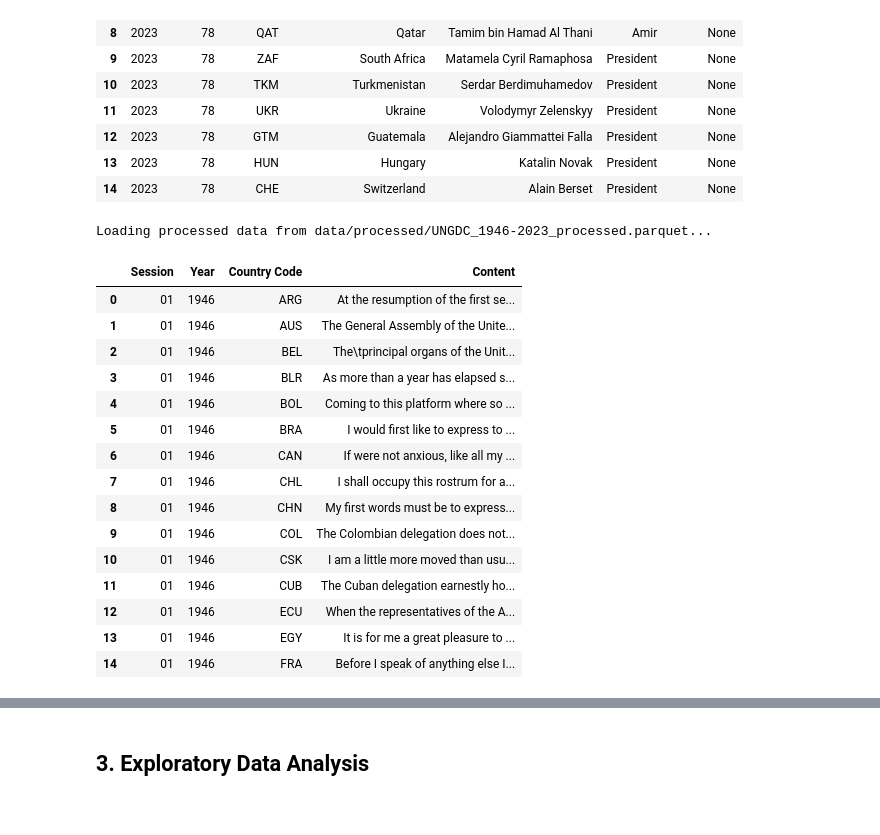
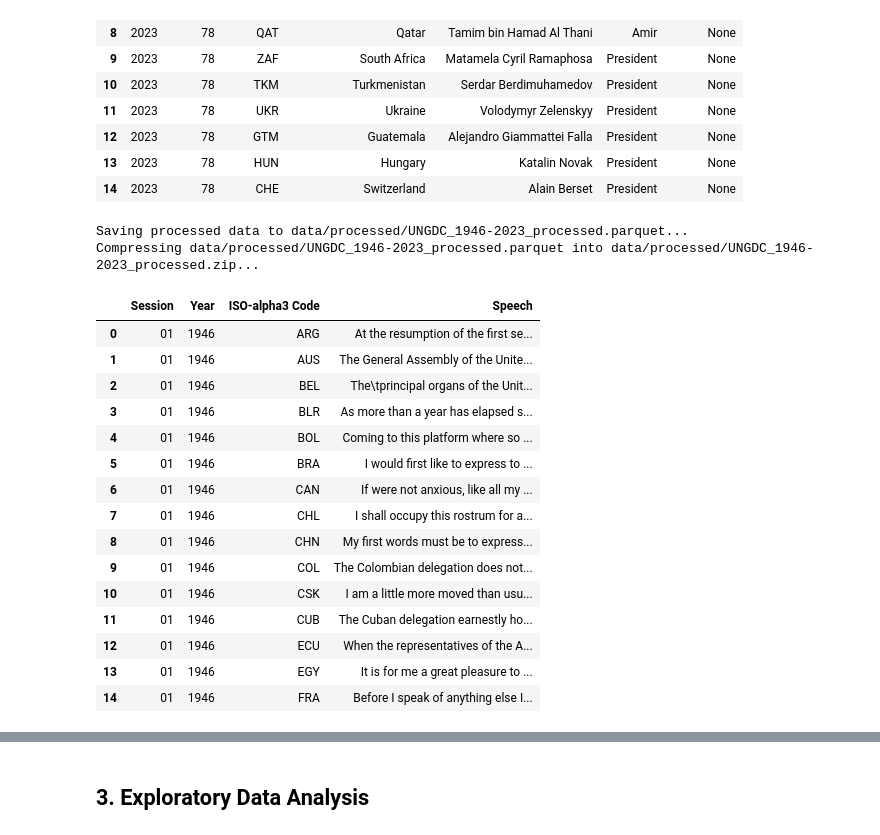
Before and after one commit to danilotpnta/UN-General-Debate-Analysis-SDGs, a Jupyter notebook: notebook.ipynb, the cells around one changed output, grey strips where cells are left out. Drawn from its saved outputs; the diff is of its cells as text; code cells hidden in the pictures.

Commit message:
feat: data collection done

```diff
--- a/notebook.ipynb
+++ b/notebook.ipynb
@@ -60,0 +66,20 @@ Data already uncompressed: data/raw/UNGDC_1946-2023
+# %%
+import os
+import requests
+
+# URL of the CSV file (you need to extract the direct URL of the file from the page)
+url = 'https://happiness-report.s3.amazonaws.com/2024/DataForTable2.1.xls'
+
+# Send a GET request to download the file
+response = requests.get(url)
+
+# Save the file locally
+output_dir = os.path.join('data', 'raw')
+dataset_name = 'happiness.xls'
+
+HAPPINESS_XLS = os.path.join(output_dir, dataset_name)
+
+with open(HAPPINESS_XLS, 'wb') as file:
+    file.write(response.content)
+
+print(f"XLS file '{dataset_name}' downloaded successfully!")
@@ -148,38 +200,42 @@ else:
 
                     # Extract country code from the file name
                     country_code = txt_file.split('_')[0]  # Extract country code (e.g., 'CAN')
 
                     # Append the data to the list
                     data.append({
                         'Session': session_number,
                         'Year': year,
-                        'Country Code': country_code,
-                        'Content': content
+                        'ISO-alpha3 Code': country_code,
+                        'Speech': content
                     })
 
     # Convert the data into a DataFrame for easy analysis
     df_ungdc = pd.DataFrame(data)
 
+    # Convert 'Year' column to numeric to ensure it is treated as an integer
+    df_ungdc['Year'] = pd.to_numeric(df_ungdc['Year'], errors='coerce')
+
     # Sort the DataFrame by Year, Session, and Country Code
-    df_ungdc = df_ungdc.sort_values(by=['Year', 'Session', 'Country Code'], ascending=[True, True, True])
+    df_ungdc = df_ungdc.sort_values(by=['Year', 'Session', 'ISO-alpha3 Code'], ascending=[True, True, True])
 
     # Reset the index for a cleaner DataFrame
     df_ungdc.reset_index(drop=True, inplace=True)
 
     # Save the processed DataFrame as a Parquet file
     print(f"Saving processed data to {processed_file_path}...")
     df_ungdc.to_parquet(processed_file_path)
 
     # Zip the Parquet file
     print(f"Compressing {processed_file_path} into {zip_file_path}...")
     with zipfile.ZipFile(zip_file_path, 'w', zipfile.ZIP_DEFLATED) as zipf:
         zipf.write(processed_file_path, os.path.basename(processed_file_path))
 
 # Display the first few rows of the DataFrame
 df_ungdc.head(15)
 # %% [output]
-Loading processed data from data/processed/UNGDC_1946-2023_processed.parquet...
+Saving processed data to data/processed/UNGDC_1946-2023_processed.parquet...
+Compressing data/processed/UNGDC_1946-2023_processed.parquet into data/processed/UNGDC_1946-2023_processed.zip...
-|  | Session | Year | Country Code | Content |
+|  | Session | Year | ISO-alpha3 Code | Speech |
 | 0 | 01 | 1946 | ARG | At the resumption of the first se... |
 | 1 | 01 | 1946 | AUS | The General Assembly of the Unite... |
 | 2 | 01 | 1946 | BEL | The\tprincipal organs of the Unit... |
```
Also changed, not shown: parts of 15 cells of this notebook, 6 other files.
